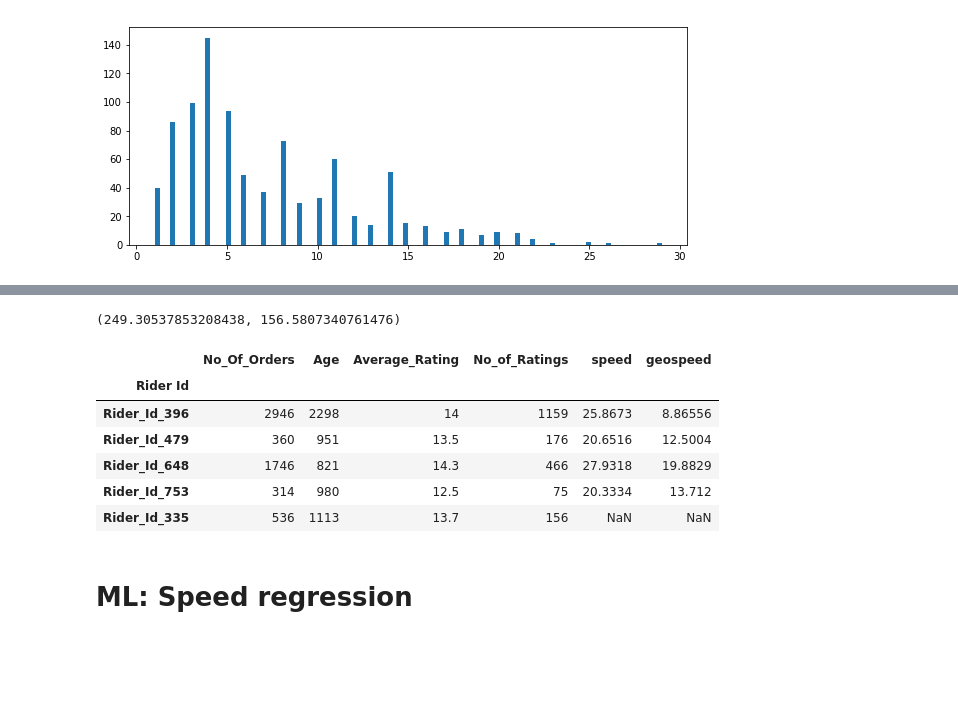
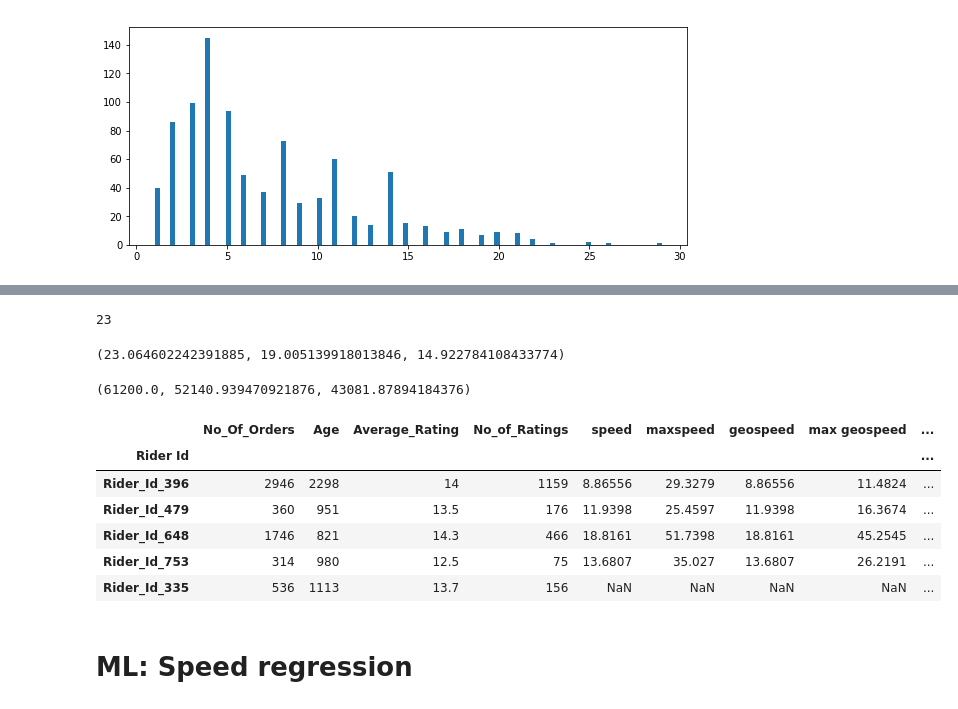
Before and after one commit to LouisonR/ML-notebooks, a Jupyter notebook: Sendy-Logistic/Zindi_riders.ipynb, the cells around one changed output, grey strips where cells are left out. Cells and saved outputs as stored; diff of their text form; code cells hidden in the pictures; blank space fills up the shorter version.

```diff
--- a/Sendy-Logistic/Zindi_riders.ipynb
+++ b/Sendy-Logistic/Zindi_riders.ipynb
@@ -98,12 +148,24 @@ plt.show()
-# %%
-mean_riders_speed = df_train["speed"].mean()
-mean_riders_geospeed = df_train["geospeed"].mean()
-mean_riders_speed, mean_riders_geospeed
-# %% [output]
-(249.30537853208438, 156.5807340761476)
+# %%
+len(median_speed[median_speed>speed_threshold])
+# %% [output]
+23
+# %%
+median_riders_speed = df_train["speed"].median()
+median_riders_meanspeed = df_train["mean speed"].median()
+median_riders_geospeed = df_train["geospeed"].median()
+median_riders_speed, median_riders_meanspeed, median_riders_geospeed
+# %% [output]
+(23.064602242391885, 19.005139918013846, 14.922784108433774)
+# %%
+max_riders_speed = df_train["speed"].max()
+max_riders_meanspeed = df_train["mean speed"].max()
+max_riders_geospeed = df_train["geospeed"].max()
+max_riders_speed, max_riders_meanspeed, max_riders_geospeed
+# %% [output]
+(61200.0, 52140.939470921876, 43081.87894184376)
 # %%
-def get_speed(r_id):
+def get_speed(r_id, ref=median_speed):
     try:
-        return mean_speed[r_id]
+        return ref[r_id]
     except:
         return "NaN"
@@ -116,21 +172,27 @@ def get_geospeed(r_id):
 # %%
 df_riders = df_riders.reset_index()
 # %%
-df_riders["speed"] = df_riders["Rider Id"].apply(lambda x: get_speed(x))
-df_riders["geospeed"] = df_riders["Rider Id"].apply(lambda x: get_geospeed(x))
+df_riders["speed"] = df_riders["Rider Id"].apply(lambda x: get_speed(x, median_geospeed))
+df_riders["maxspeed"] = df_riders["Rider Id"].apply(lambda x: get_speed(x, max_speed))
+# %%
+df_riders["geospeed"] = df_riders["Rider Id"].apply(lambda x: get_speed(x, median_geospeed))
+df_riders["max geospeed"] = df_riders["Rider Id"].apply(lambda x: get_speed(x, max_geospeed))
+# %%
+df_riders["meanspeed"] = df_riders["Rider Id"].apply(lambda x: get_speed(x, median_meanspeed))
+df_riders["max meanspeed"] = df_riders["Rider Id"].apply(lambda x: get_speed(x, max_meanspeed))
 # %%
-riders_columns = ['No_Of_Orders', 'Age', 'Average_Rating','No_of_Ratings', 'speed', 'geospeed']
+riders_columns = ['No_Of_Orders', 'Age', 'Average_Rating','No_of_Ratings', 'speed', 'maxspeed', "geospeed", "max geospeed", "meanspeed", "max meanspeed"]
 data = df_riders[riders_columns]
 df_riders = pd.DataFrame(data.values, index=df_riders["Rider Id"], columns=riders_columns)
 df_riders.head()
 # %% [output]
-|  | No_Of_Orders | Age | Average_Rating | No_of_Ratings | speed | geospeed |
-| Rider Id |  |  |  |  |  |  |
-| Rider_Id_396 | 2946 | 2298 | 14 | 1159 | 25.8673 | 8.86556 |
-| Rider_Id_479 | 360 | 951 | 13.5 | 176 | 20.6516 | 12.5004 |
-| Rider_Id_648 | 1746 | 821 | 14.3 | 466 | 27.9318 | 19.8829 |
-| Rider_Id_753 | 314 | 980 | 12.5 | 75 | 20.3334 | 13.712 |
-| Rider_Id_335 | 536 | 1113 | 13.7 | 156 | NaN | NaN |
+|  | No_Of_Orders | Age | Average_Rating | No_of_Ratings | speed | maxspeed | geospeed | max geospeed | ... |
+| Rider Id |  |  |  |  |  |  |  |  | ... |
+| Rider_Id_396 | 2946 | 2298 | 14 | 1159 | 8.86556 | 29.3279 | 8.86556 | 11.4824 | ... |
+| Rider_Id_479 | 360 | 951 | 13.5 | 176 | 11.9398 | 25.4597 | 11.9398 | 16.3674 | ... |
+| Rider_Id_648 | 1746 | 821 | 14.3 | 466 | 18.8161 | 51.7398 | 18.8161 | 45.2545 | ... |
+| Rider_Id_753 | 314 | 980 | 12.5 | 75 | 13.6807 | 35.027 | 13.6807 | 26.2191 | ... |
+| Rider_Id_335 | 536 | 1113 | 13.7 | 156 | NaN | NaN | NaN | NaN | ... |
 # %% [markdown]
 <h1> ML: Speed regression
 # %% [markdown]
```
Also changed, not shown: parts of 43 cells of this notebook, 4 other files.
